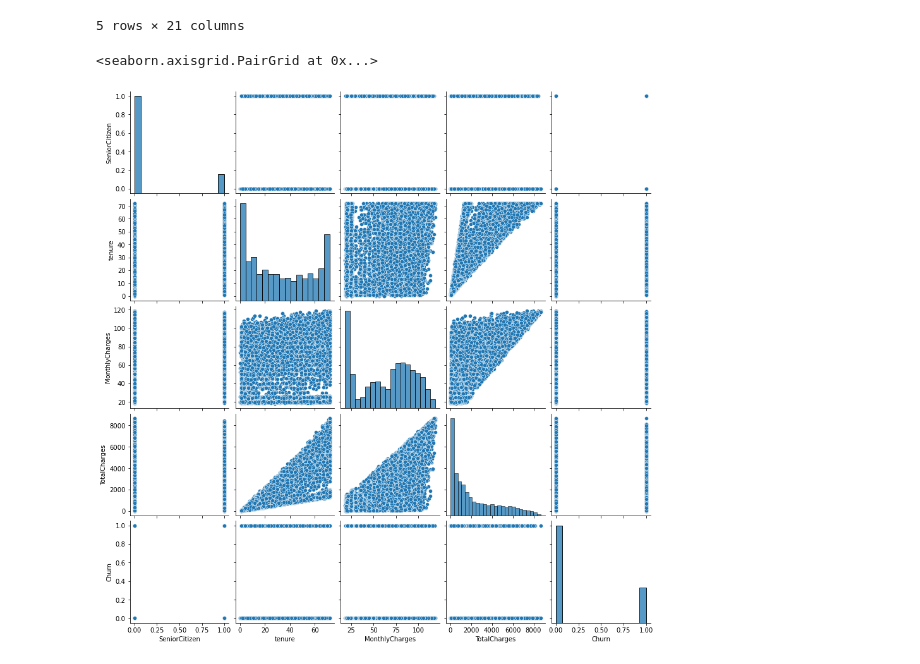
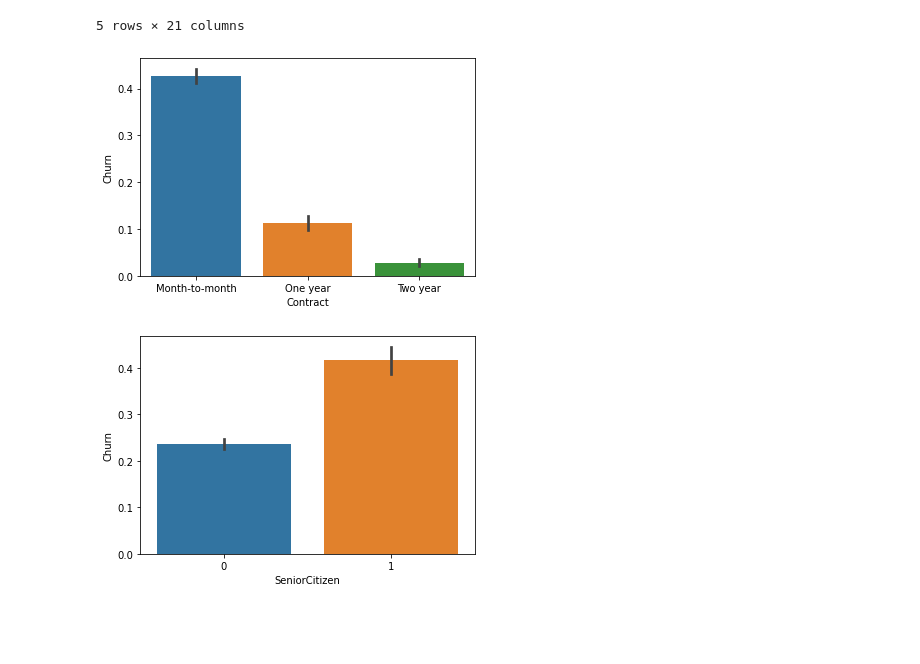
Before and after one commit to segovialori/numpy-pandas-visualization-exercises, a Jupyter notebook: telcom churn.ipynb, the cells around one changed output. Cells and saved outputs as stored; diff of their text form; code cells hidden in the pictures; blank space fills up the shorter version.

Commit message:
telcom churn charts

```diff
--- a/telcom churn.ipynb
+++ b/telcom churn.ipynb
@@ -73,8 +73,19 @@ telco.head()
 | 3 | 7795-CFOCW | Male | 0 | No | No | 45 | No | No phone service | ... |
 | 4 | 9237-HQITU | Female | 0 | No | No | 2 | Yes | No | ... |
 5 rows × 21 columns
-# %%
-sns.pairplot(telco)
-# %% [output]
-<seaborn.axisgrid.PairGrid at 0x...>
-[figure, removed]
+# %%
+#churn vs contract
+sns.barplot(x = 'Contract',
+            y = 'Churn',
+            data = telco)
+plt.show()
+# %% [output]
+[figure, added]
+# %%
+#churn vs senior citizen
+sns.barplot(x = 'SeniorCitizen',
+            y = 'Churn',
+            data = telco)
+plt.show()
+# %% [output]
+[figure, added]
```
Also changed, not shown: parts of 4 cells of this notebook.
